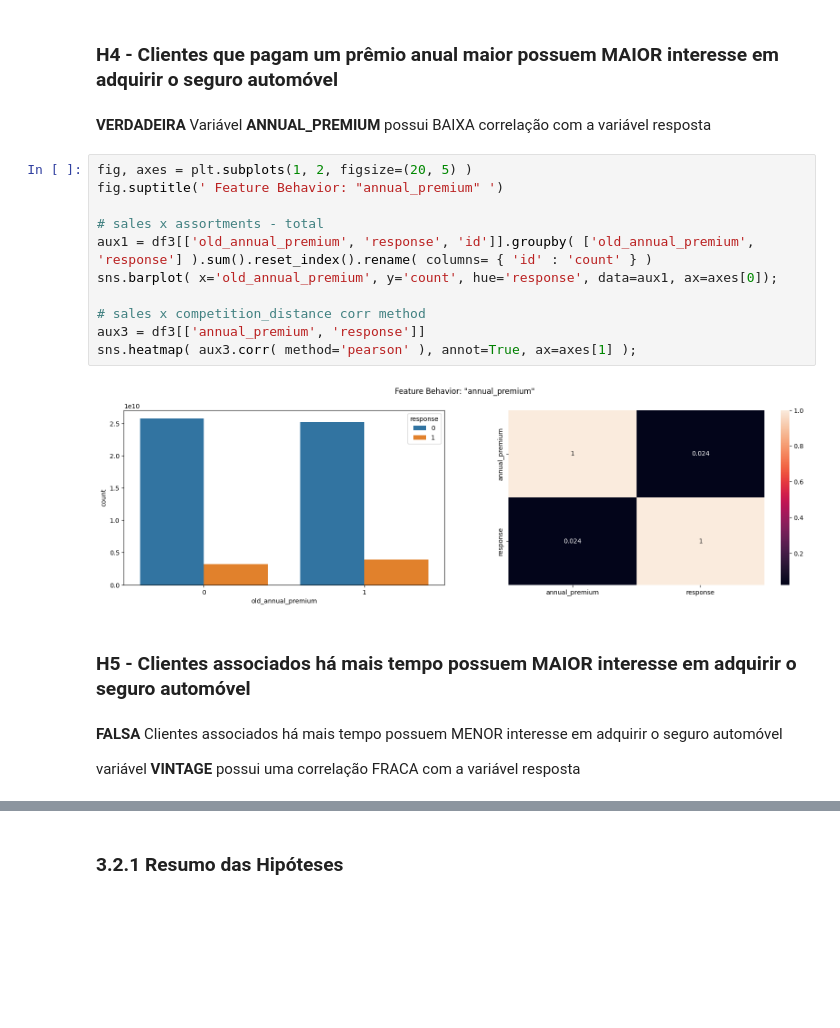
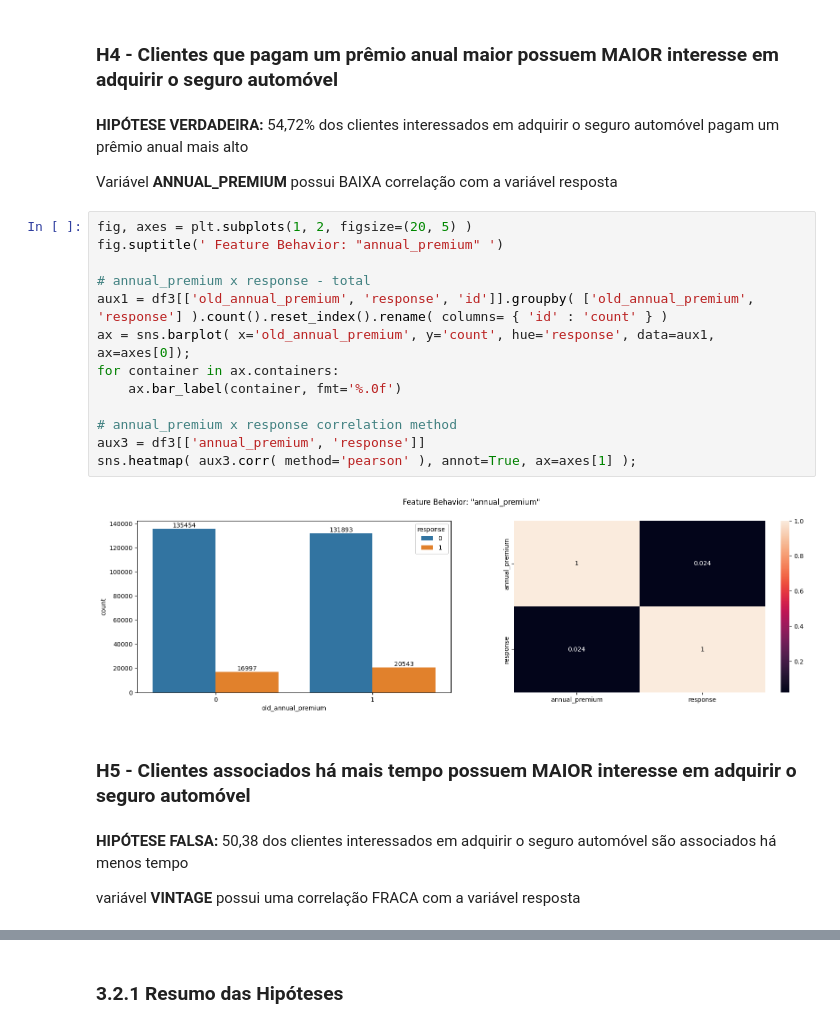
Before and after one commit to mendesdata/health_insurance_cross_sell, a Jupyter notebook: notebooks/hics.ipynb, the cells around one changed output, grey strips where cells are left out. Drawn from its saved outputs; the diff is of its cells as text; blank space fills up the shorter version.

```diff
--- a/notebooks/hics.ipynb
+++ b/notebooks/hics.ipynb
@@ -697,24 +793,28 @@ sns.heatmap( aux3.corr( method='pearson' ), annot=True, ax=axes[1] );
 # %% [markdown]
 ### H4 - Clientes que pagam um prêmio anual maior possuem MAIOR interesse em adquirir o seguro automóvel
 # %% [markdown]
-**VERDADEIRA** Variável **ANNUAL_PREMIUM** possui BAIXA correlação com a variável resposta
+**HIPÓTESE VERDADEIRA:** 54,72% dos clientes interessados em adquirir o seguro automóvel pagam um prêmio anual mais alto
+
+Variável **ANNUAL_PREMIUM** possui BAIXA correlação com a variável resposta
 # %%
 fig, axes = plt.subplots(1, 2, figsize=(20, 5) )
 fig.suptitle(' Feature Behavior: "annual_premium" ')
 
-# sales x assortments - total
-aux1 = df3[['old_annual_premium', 'response', 'id']].groupby( ['old_annual_premium', 'response'] ).sum().reset_index().rename( columns= { 'id' : 'count' } )
-sns.barplot( x='old_annual_premium', y='count', hue='response', data=aux1, ax=axes[0]);
+# annual_premium x response - total
+aux1 = df3[['old_annual_premium', 'response', 'id']].groupby( ['old_annual_premium', 'response'] ).count().reset_index().rename( columns= { 'id' : 'count' } )
+ax = sns.barplot( x='old_annual_premium', y='count', hue='response', data=aux1, ax=axes[0]);
+for container in ax.containers:
+    ax.bar_label(container, fmt='%.0f')
 
-# sales x competition_distance corr method
+# annual_premium x response correlation method
 aux3 = df3[['annual_premium', 'response']]
 sns.heatmap( aux3.corr( method='pearson' ), annot=True, ax=axes[1] );
 # %% [output]
-[figure, old version]
+[figure, new version]
 # %% [markdown]
 ### H5 - Clientes associados há mais tempo possuem MAIOR interesse em adquirir o seguro automóvel
 # %% [markdown]
-**FALSA** Clientes associados há mais tempo possuem MENOR interesse em adquirir o seguro automóvel
+**HIPÓTESE FALSA:** 50,38 dos clientes interessados em adquirir o seguro automóvel são associados há menos tempo
 
 variável **VINTAGE** possui uma correlação FRACA com a variável resposta
 # %%
```
Also changed, not shown: parts of 69 cells of this notebook.
